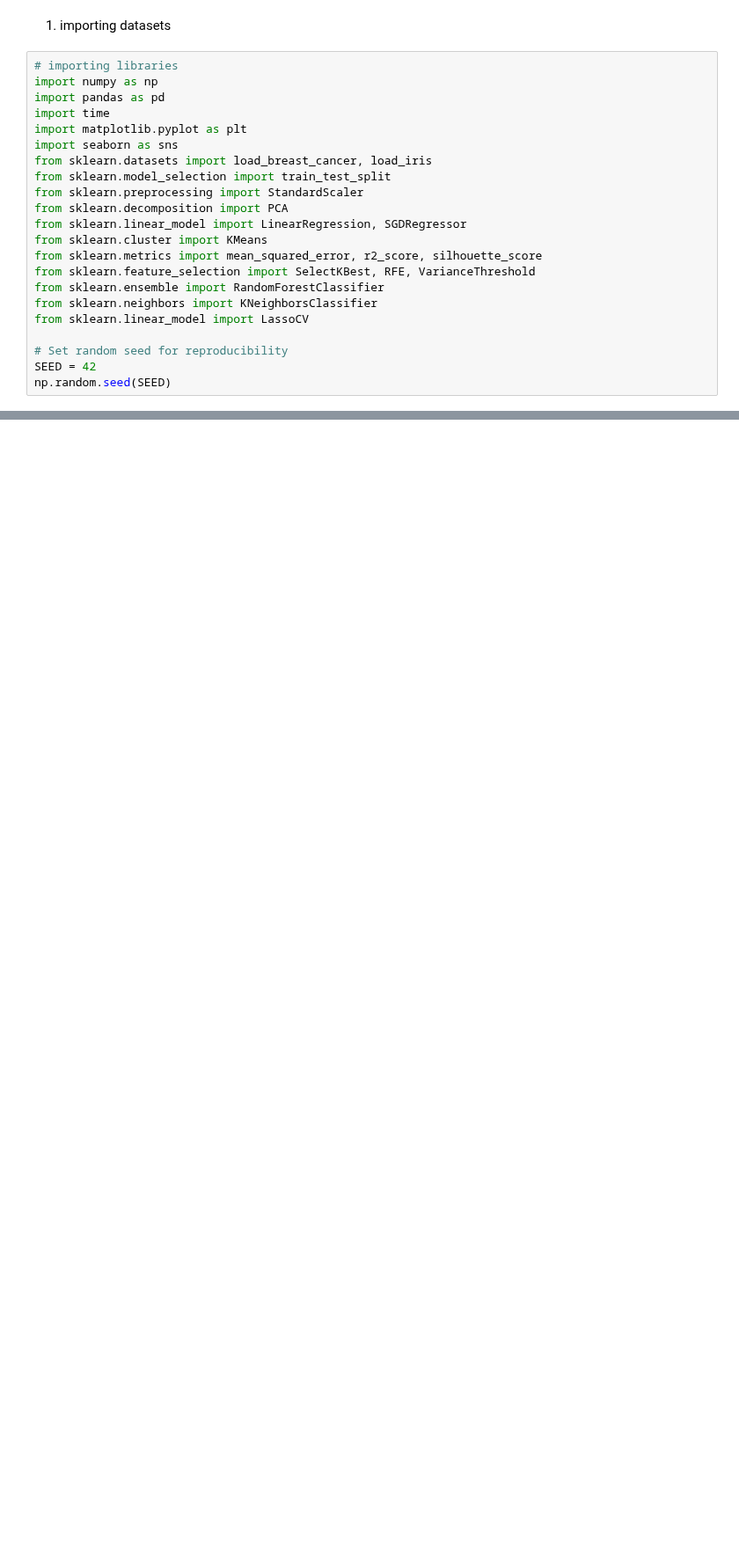
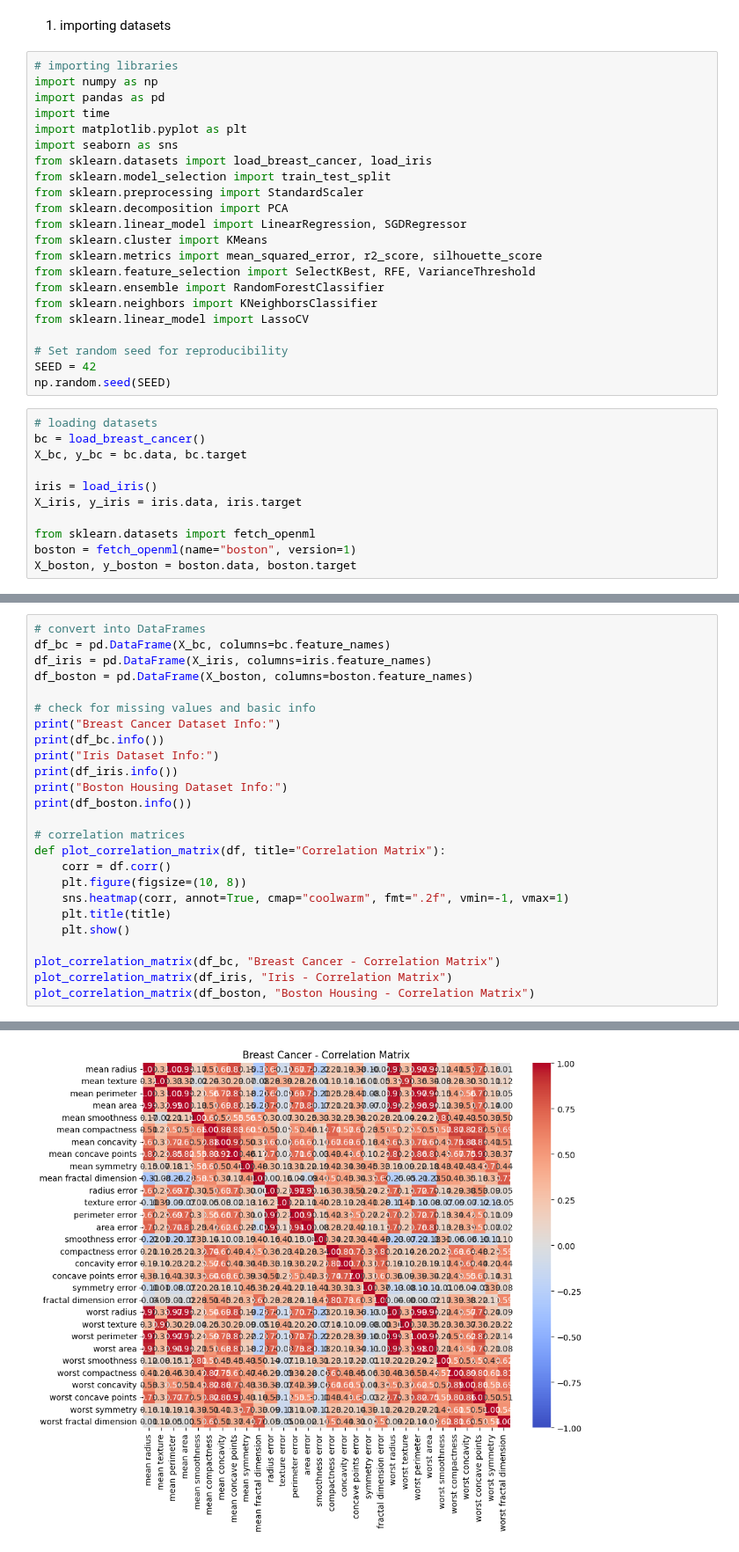
Before and after one commit to nazaninzareirad/computational_data_mining_2025, a Jupyter notebook: Untitled8.ipynb, the cells around one changed output, grey strips where cells are left out. Shown at 88% size. Cells and saved outputs as stored; diff of their text form; blank space fills up the shorter version.

Commit message:
correlation matrices

```diff
--- a/Untitled8.ipynb
+++ b/Untitled8.ipynb
@@ -24,3 +24,14 @@ from sklearn.linear_model import LassoCV
 # Set random seed for reproducibility
 SEED = 42
 np.random.seed(SEED)
+# %%
+# loading datasets
+bc = load_breast_cancer()
+X_bc, y_bc = bc.data, bc.target
+
+iris = load_iris()
+X_iris, y_iris = iris.data, iris.target
+
+from sklearn.datasets import fetch_openml
+boston = fetch_openml(name="boston", version=1)
+X_boston, y_boston = boston.data, boston.target
@@ -26,0 +40,26 @@ np.random.seed(SEED)
+# %%
+# convert into DataFrames
+df_bc = pd.DataFrame(X_bc, columns=bc.feature_names)
+df_iris = pd.DataFrame(X_iris, columns=iris.feature_names)
+df_boston = pd.DataFrame(X_boston, columns=boston.feature_names)
+
+# check for missing values and basic info
+print("Breast Cancer Dataset Info:")
+print(df_bc.info())
+print("Iris Dataset Info:")
+print(df_iris.info())
+print("Boston Housing Dataset Info:")
+print(df_boston.info())
+
+# correlation matrices
+def plot_correlation_matrix(df, title="Correlation Matrix"):
+    corr = df.corr()
+    plt.figure(figsize=(10, 8))
+    sns.heatmap(corr, annot=True, cmap="coolwarm", fmt=".2f", vmin=-1, vmax=1)
+    plt.title(title)
+    plt.show()
+
+plot_correlation_matrix(df_bc, "Breast Cancer - Correlation Matrix")
+plot_correlation_matrix(df_iris, "Iris - Correlation Matrix")
+plot_correlation_matrix(df_boston, "Boston Housing - Correlation Matrix")
+# %% [output]
@@ -26,0 +83 @@ np.random.seed(SEED)
+[figure, added]
```
Also changed, not shown: parts of 2 cells of this notebook.
